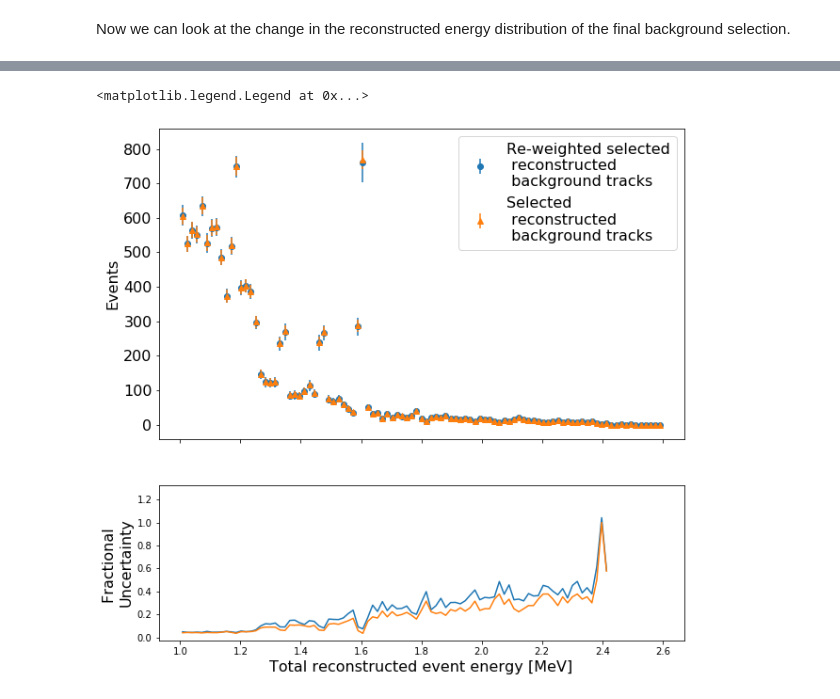
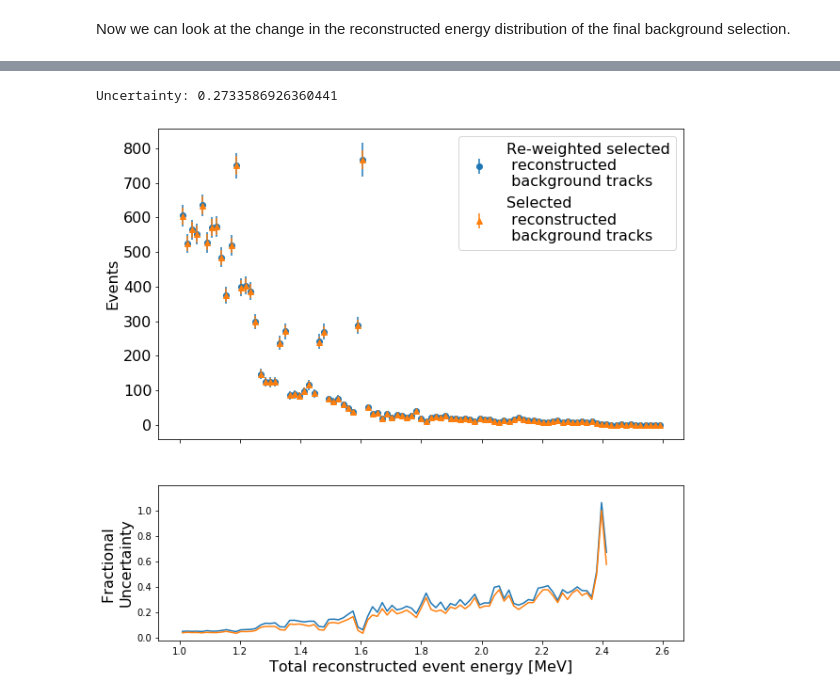
Before and after one commit to k-woodruff/bb2nu, a Jupyter notebook: bb2nu_BG_distribution.ipynb, the cells around one changed output, grey strips where cells are left out. Saved outputs shown, nothing was run; the diff lists cells and outputs as text; code cells hidden in the pictures.

```diff
--- a/bb2nu_BG_distribution.ipynb
+++ b/bb2nu_BG_distribution.ipynb
@@ -186,7 +201,7 @@ for i in range(len(ebins)-1):
     rate0 = df_particles[eslice]['n_brems'].mean()
     var0 = df_particles[eslice]['n_brems'].var()
     brem_pois = np.exp(-1*rate0)*np.power(rate0,brbins)/factorial(brbins)
-    brem_pois_m = np.exp(-1*mean0)*np.power(mean0,brbins)/factorial(brbins)
+#     brem_pois_m = np.exp(-1*mean0)*np.power(mean0,brbins)/factorial(brbins)
     ax[int(i/3)][i%3].hist(df_particles[eslice]['n_brems'], bins=brbins, histtype='step', lw=2, density=True, label='%s <= E < %s MeV'%(ebins[i],ebins[i+1]));
     ax[int(i/3)][i%3].bar(brbins+0.5, brem_pois, width=bw, color='None', edgecolor='C1', lw=2, label='Poisson distribution\n ($\lambda =$ %2.3f, $\sigma^2=$ %2.3f)'%(rate0,var0))
     brem_pois_all += brem_pois*len(df_particles[eslice])
@@ -360,21 +382,25 @@ plt.legend(loc='upper right', fontsize=16)
 # %%
+t0 = time.clock()
 #creating the matrix to hold the weights
-weight_all = np.zeros((20,len(df_particles_selection['n_brems'])))
+sample_size = 3000
+weight_all = np.zeros((sample_size,len(df_particles_selection['n_brems'])))
 
-#Begin for loop that calculates the plus and minus weights for each uncertainty from 1% - 10%
-for j in range(0,20):
-
-    #calculates the plus weights for a random uncertainty from the normal distribution
+#Begin for loop that calculates the weights for each randomly selected uncertainty from 1% - 10% and randomly selected bin width from .2 to 2
+for j in range(0,sample_size):
     syst_unc = np.random.normal(0, 0.1)
-    print(syst_unc)
-    rate0 = 0.7
-    rate1 = rate0*(1 + syst_unc)
-    df_particles['weight'] = np.exp(-(rate1-rate0))*(rate1/rate0)**df_particles['n_brems']
-    df_particles_selection['weight'] = np.exp(-(rate1-rate0))*(rate1/rate0)**df_particles_selection['n_brems']
-    weight_norm = len(df_particles)/df_particles['weight'].sum()
-    df_particles['weight'] = df_particles['weight']*weight_norm
-    df_particles_selection['weight'] = df_particles_selection['weight']*weight_norm
+    eslice_width = np.random.uniform()*(2-.2)+.2
+    ebins = np.arange(0, 4.0, eslice_width)
+    ebins[-1] = 100
+    for i in range(len(ebins)-1):
+        eslice = (df_particles['reco_energy'] >= ebins[i])&(df_particles['reco_energy'] < ebins[i+1])
+        rate0 = df_particles[eslice]['n_brems'].mean()
+        rate1 = rate0*(1 + syst_unc)
+        df_particles.loc[eslice, 'weight'] = np.exp(-(rate1-rate0))*(rate1/rate0)**df_particles['n_brems']
+        df_particles_selection.loc[eslice, 'weight'] = np.exp(-(rate1-rate0))*(rate1/rate0)**df_particles_selection[eslice]['n_brems']
 
     #stores the weights for an uncertainty
     weight_all[j] = df_particles_selection['weight']
+
+t1 = time.clock()-t0
+print('Time Elapsed:', t1)
 # %% [output]
@@ -414,35 +411,37 @@ fig, ax = plt.subplots(nrows=2, figsize=(10,10), sharex=True, gridspec_kw={'heig
 ebins = np.linspace(1,2.6,100)
 bin_centers = (ebins[1:] + ebins[:-1])/2
 energy_counts,_ = np.histogram(df_particles_selection['reco_energy'], bins=ebins)
 
 #Creating matrices for the total and average histogram counts
-energy_counts_reweight_all = np.zeros((20,len(energy_counts)))
+energy_counts_reweight_all = np.zeros((sample_size,len(energy_counts)))
 energy_counts_reweight = np.zeros(len(energy_counts))
 
 #For loop that stores the histogram values for the counts into the previously created matrices
-for i in range(0,20):
+for i in range(0,sample_size):
     energy_counts_reweight_hist,_ = np.histogram(df_particles_selection['reco_energy'], bins=ebins, weights=weight_all[i])
     energy_counts_reweight_all[i] = energy_counts_reweight_hist
 
 #Calcluates the average of all the values and stores that into the energy_counts_reweight matrix
 energy_counts_reweight = energy_counts_reweight_all.mean(0)
 #Calculates the standard deviation of the calculated values and the sqrt of the counts for the total error
 yerr_tot = energy_counts_reweight_all.std(0) + np.sqrt(energy_counts_reweight)
-
 
 # Reweighted Counts
 ax[0].errorbar(bin_centers, energy_counts_reweight, yerr=yerr_tot, fmt='o', label='Re-weighted selected\n reconstructed\n background tracks');
 #Original counts - Not Reweighted
 ax[0].errorbar(bin_centers, energy_counts, yerr=np.sqrt(energy_counts), fmt='^', label='Selected\n reconstructed\n background tracks');
 
 ax[1].plot(bin_centers, yerr_tot/energy_counts_reweight, bin_centers, np.sqrt(energy_counts)/energy_counts)
 
 ax[1].set_xlabel('Total reconstructed event energy [MeV]', fontsize=16)
 ax[0].set_ylabel('Events', fontsize=16)
 ax[1].set_ylabel('Fractional \nUncertainty', fontsize = 16)
 ax[0].tick_params(which='major', axis='both', labelsize=16)
 
 ax[0].legend(loc='upper right', fontsize=16)
+
+
+print('Uncertainty:', yerr_tot[70]/energy_counts_reweight[70])
 # %% [output]
-<matplotlib.legend.Legend at 0x...>
+Uncertainty: 0.2733586926360441
-[figure, old version]
+[figure, new version]
```
Also changed, not shown: parts of 13 cells of this notebook.
